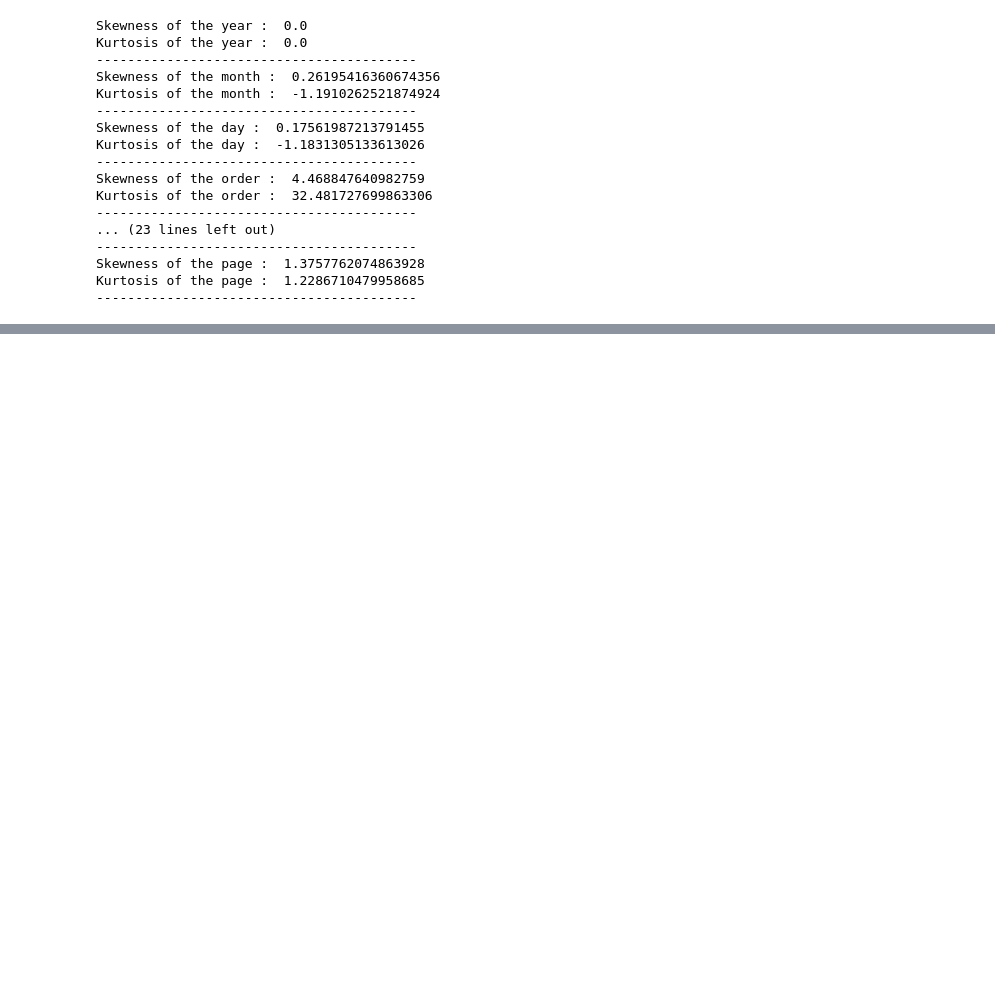
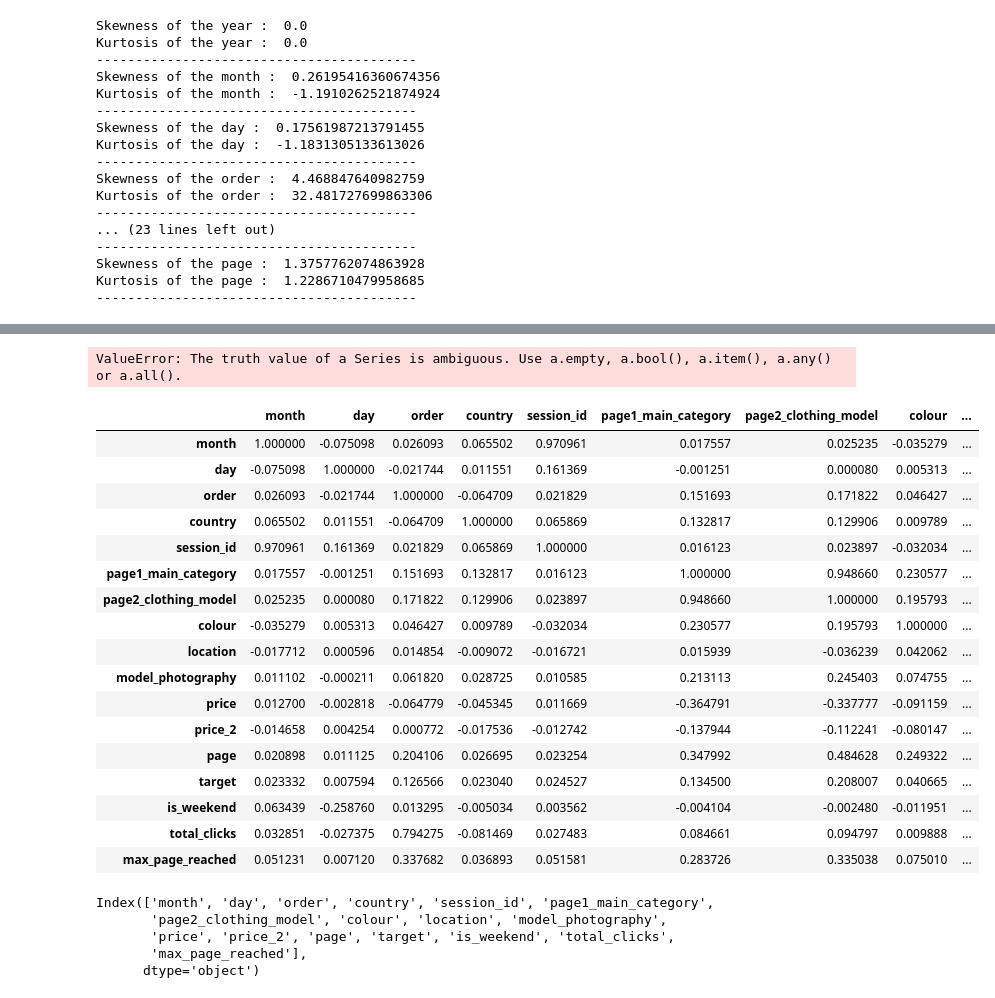
Before and after one commit to Kamalesh-Gandhi/Customer-Segmentation-Analysis-Forecast-Model, a Jupyter notebook: Notebooks/test.ipynb, the cells around one changed output, grey strips where cells are left out. Drawn from its saved outputs; the diff is of its cells as text; code cells hidden in the pictures; blank space fills up the shorter version.

```diff
--- a/Notebooks/test.ipynb
+++ b/Notebooks/test.ipynb
@@ -323,0 +432,3 @@ NameError: name 'df' is not defined
+# %%
+encoder = LabelEncoder()
+df['page2_clothing_model'] = encoder.fit_transform(df['page2_clothing_model'])
@@ -323,0 +449,39 @@ NameError: name 'df' is not defined
+# %%
+df[df['session_id'] == 15648 and df['target'] == 1].head(20)
+# %% [output]
+ValueError: The truth value of a Series is ambiguous. Use a.empty, a.bool(), a.item(), a.any() or a.all().
+# %%
+df.drop(columns=['year'],inplace= True)
+# %%
+df['target'] = df['target'].map({1:1,2:0})
+# %%
+correlation_matrix = df.corr()
+# %%
+correlation_matrix
+# %% [output]
+|  | month | day | order | country | session_id | page1_main_category | page2_clothing_model | colour | ... |
+| month | 1.000000 | -0.075098 | 0.026093 | 0.065502 | 0.970961 | 0.017557 | 0.025235 | -0.035279 | ... |
+| day | -0.075098 | 1.000000 | -0.021744 | 0.011551 | 0.161369 | -0.001251 | 0.000080 | 0.005313 | ... |
+| order | 0.026093 | -0.021744 | 1.000000 | -0.064709 | 0.021829 | 0.151693 | 0.171822 | 0.046427 | ... |
+| country | 0.065502 | 0.011551 | -0.064709 | 1.000000 | 0.065869 | 0.132817 | 0.129906 | 0.009789 | ... |
+| session_id | 0.970961 | 0.161369 | 0.021829 | 0.065869 | 1.000000 | 0.016123 | 0.023897 | -0.032034 | ... |
+| page1_main_category | 0.017557 | -0.001251 | 0.151693 | 0.132817 | 0.016123 | 1.000000 | 0.948660 | 0.230577 | ... |
+| page2_clothing_model | 0.025235 | 0.000080 | 0.171822 | 0.129906 | 0.023897 | 0.948660 | 1.000000 | 0.195793 | ... |
+| colour | -0.035279 | 0.005313 | 0.046427 | 0.009789 | -0.032034 | 0.230577 | 0.195793 | 1.000000 | ... |
+| location | -0.017712 | 0.000596 | 0.014854 | -0.009072 | -0.016721 | 0.015939 | -0.036239 | 0.042062 | ... |
+| model_photography | 0.011102 | -0.000211 | 0.061820 | 0.028725 | 0.010585 | 0.213113 | 0.245403 | 0.074755 | ... |
+| price | 0.012700 | -0.002818 | -0.064779 | -0.045345 | 0.011669 | -0.364791 | -0.337777 | -0.091159 | ... |
+| price_2 | -0.014658 | 0.004254 | 0.000772 | -0.017536 | -0.012742 | -0.137944 | -0.112241 | -0.080147 | ... |
+| page | 0.020898 | 0.011125 | 0.204106 | 0.026695 | 0.023254 | 0.347992 | 0.484628 | 0.249322 | ... |
+| target | 0.023332 | 0.007594 | 0.126566 | 0.023040 | 0.024527 | 0.134500 | 0.208007 | 0.040665 | ... |
+| is_weekend | 0.063439 | -0.258760 | 0.013295 | -0.005034 | 0.003562 | -0.004104 | -0.002480 | -0.011951 | ... |
+| total_clicks | 0.032851 | -0.027375 | 0.794275 | -0.081469 | 0.027483 | 0.084661 | 0.094797 | 0.009888 | ... |
+| max_page_reached | 0.051231 | 0.007120 | 0.337682 | 0.036893 | 0.051581 | 0.283726 | 0.335038 | 0.075010 | ... |
+# %%
+df.columns
+# %% [output]
+Index(['month', 'day', 'order', 'country', 'session_id', 'page1_main_category',
+       'page2_clothing_model', 'colour', 'location', 'model_photography',
+       'price', 'price_2', 'page', 'target', 'is_weekend', 'total_clicks',
+       'max_page_reached'],
+      dtype='object')
```
Also changed, not shown: parts of 18 cells of this notebook, 13 other files.
